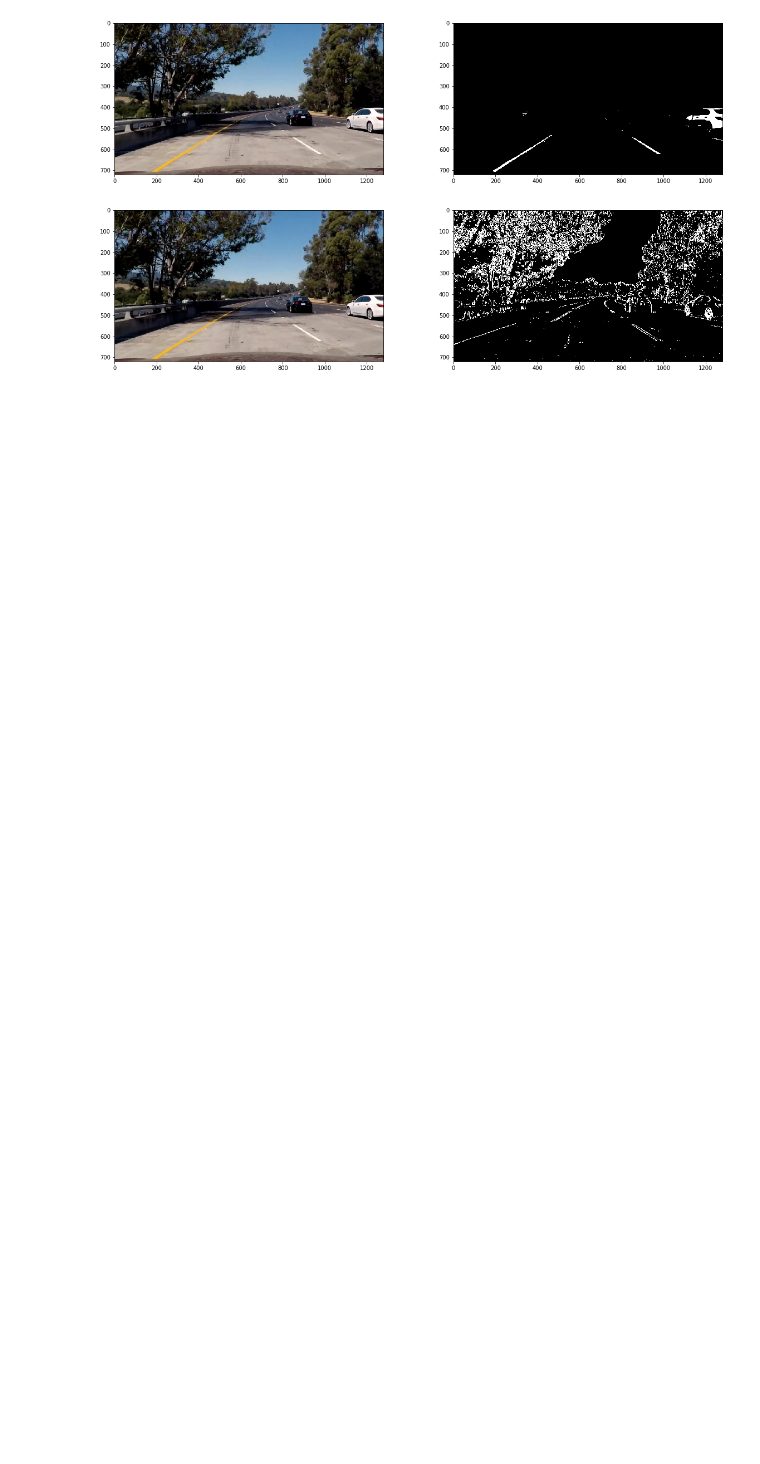
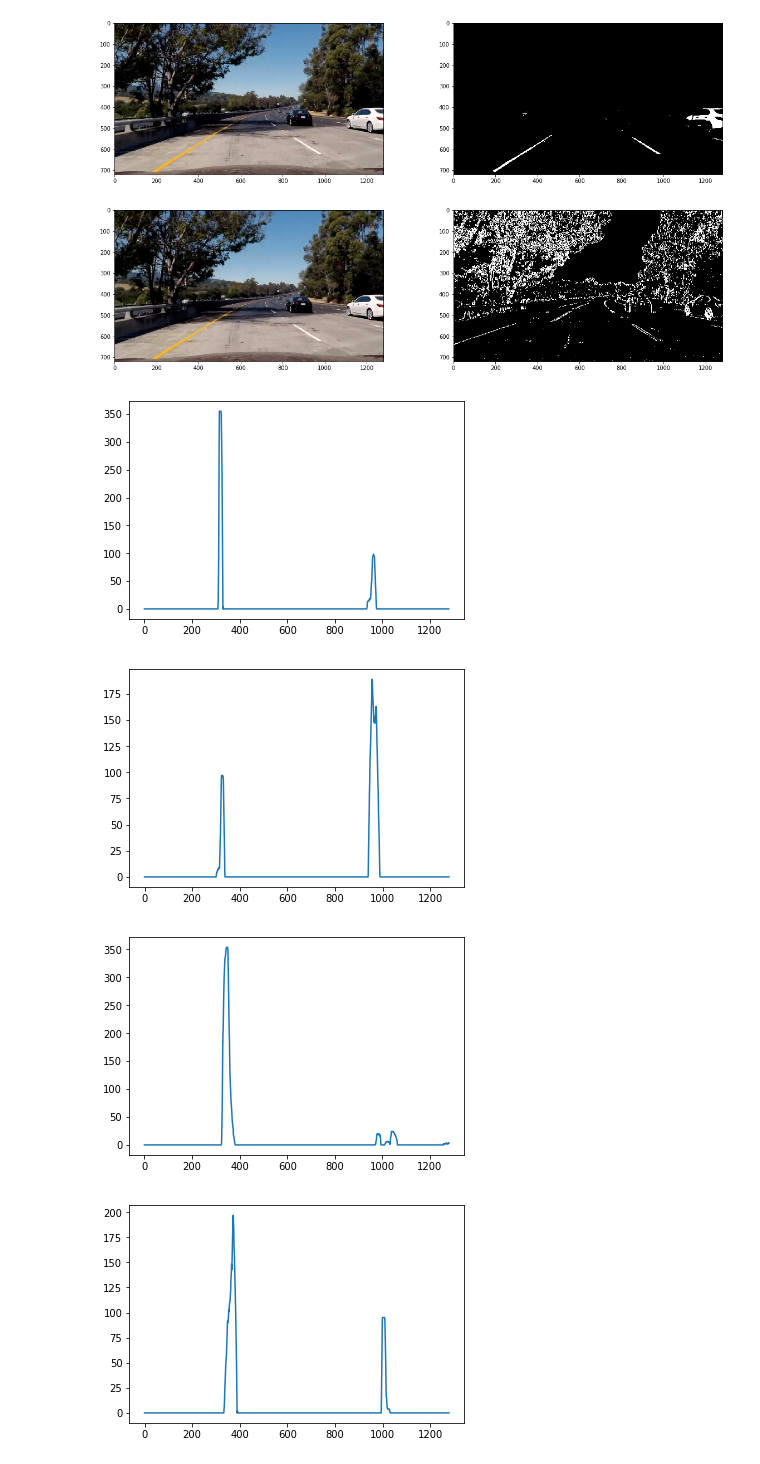
Before and after one commit to jocmom/CarND-Advanced-Lane-Lines, a Jupyter notebook: examples/example.ipynb, the cells around one changed output. Saved outputs shown, nothing was run; the diff lists cells and outputs as text; code cells hidden in the pictures; blank space fills up the shorter version.

```diff
--- a/examples/example.ipynb
+++ b/examples/example.ipynb
@@ -262,2 +288,12 @@ plot_compare_images(test_images[-2:-1], abs_test_binaries[-2:-1], cmap='gray')
 # %% [output]
 [figure]
+# %%
+histograms = [np.sum(img[int(img.shape[0]/2):,:], axis=0) for img in combined]
+for h in histograms:
+    plt.plot(h)
+    plt.show()
+# %% [output]
+[figure, added]
+[figure, added]
+[figure, added]
+[figure, added]
```
Also changed, not shown: parts of 14 cells of this notebook, 18 other files.
